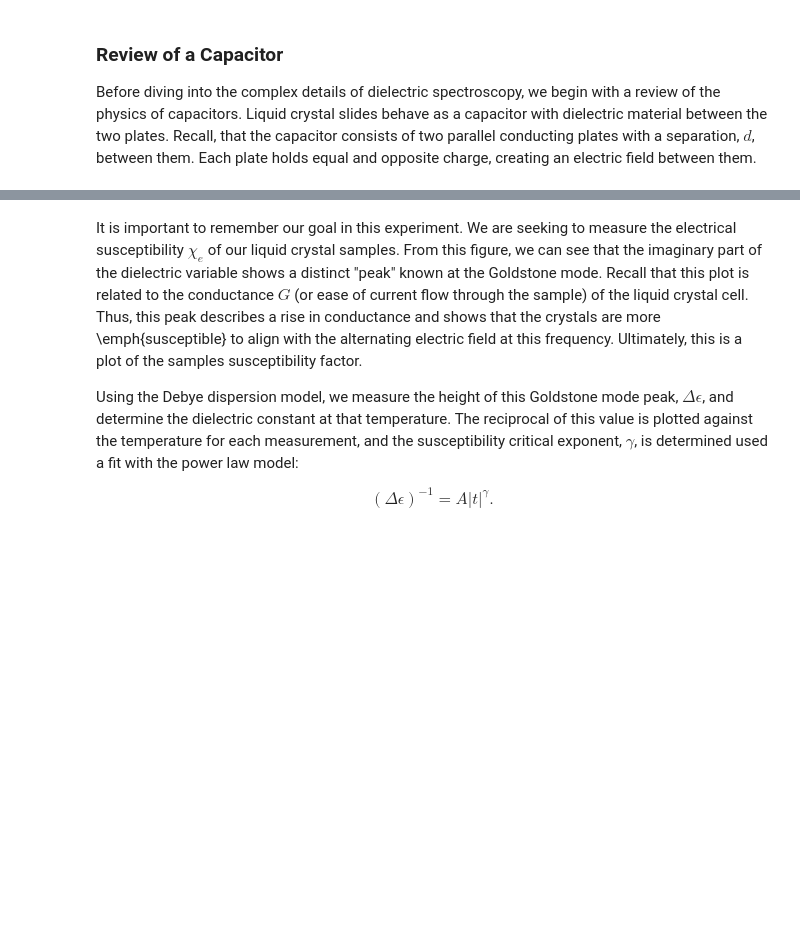
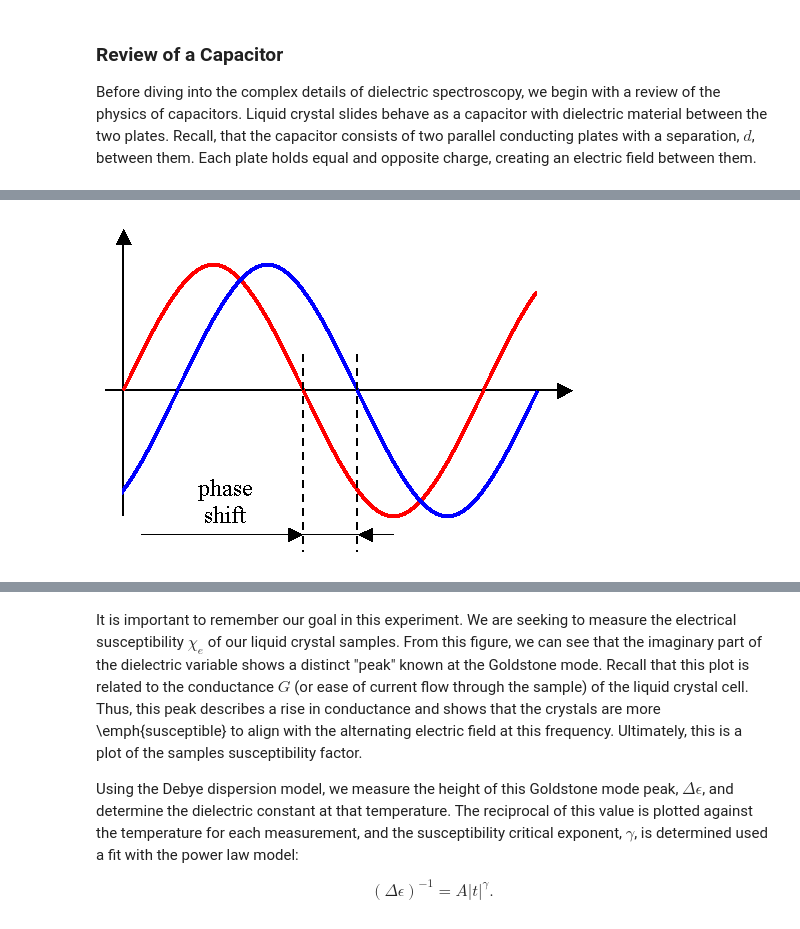
Before and after one commit to Zsailer/calpolythesis, a Jupyter notebook: notebook/Experimental Design - Theory Behind Dielectric Spectroscopy.ipynb, the cells around one changed output, grey strips where cells are left out. Saved outputs shown, nothing was run; the diff lists cells and outputs as text; code cells hidden in the pictures; blank space fills up the shorter version.

```diff
--- a/notebook/Experimental Design - Theory Behind Dielectric Spectroscopy.ipynb
+++ b/notebook/Experimental Design - Theory Behind Dielectric Spectroscopy.ipynb
@@ -45,3 +47,7 @@ The impedance tells us a lot about the capacitor. It is dependent upon the frequ
+# %%
+Image(format = u'png', filename=u'figures/phaselag.png', retina=True)
+# %% [output]
+[figure, added]
 # %% [markdown]
 ### Capacitor with Dielectric Material ###
 
```
Also changed, not shown: parts of 10 cells of this notebook, 2 other files.
